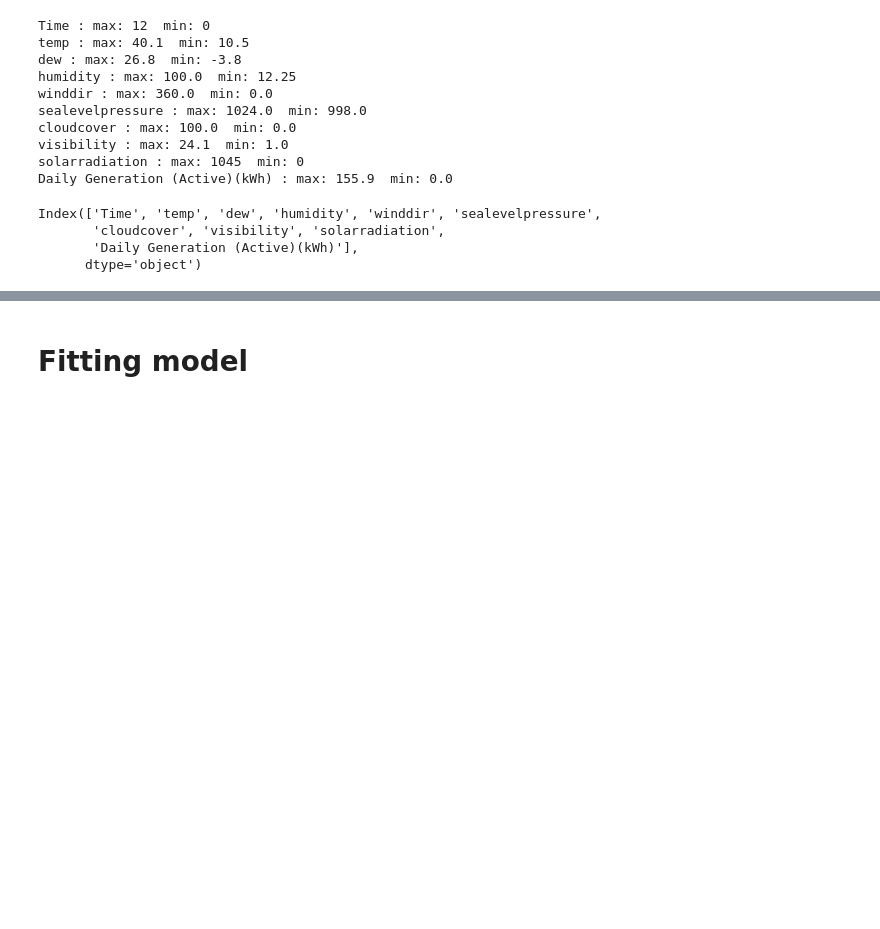
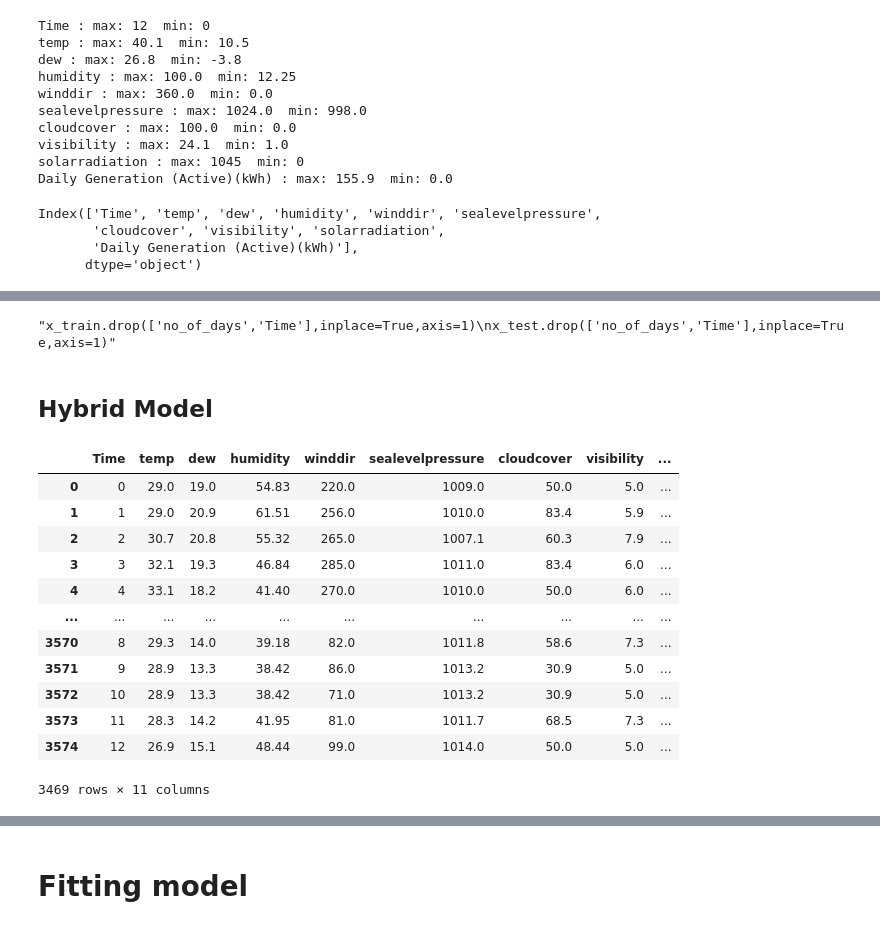
Before and after one commit to AksharaReddyPatlannagari/MAJOR-PROJECT, a Jupyter notebook: processinggg_hybrid.ipynb, the cells around one changed output, grey strips where cells are left out. Saved outputs shown, nothing was run; the diff lists cells and outputs as text; code cells hidden in the pictures; blank space fills up the shorter version.

```diff
--- a/processinggg_hybrid.ipynb
+++ b/processinggg_hybrid.ipynb
@@ -900,0 +909,7 @@ Index(['Time', 'temp', 'dew', 'humidity', 'winddir', 'sealevelpressure',
+# %%
+"""x_train.drop(['no_of_days','Time'],inplace=True,axis=1)
+x_test.drop(['no_of_days','Time'],inplace=True,axis=1)"""
+# %% [output]
+"x_train.drop(['no_of_days','Time'],inplace=True,axis=1)\nx_test.drop(['no_of_days','Time'],inplace=True,axis=1)"
+# %% [markdown]
+## Hybrid Model
@@ -900,0 +921,16 @@ Index(['Time', 'temp', 'dew', 'humidity', 'winddir', 'sealevelpressure',
+# %%
+final
+# %% [output]
+|  | Time | temp | dew | humidity | winddir | sealevelpressure | cloudcover | visibility | ... |
+| 0 | 0 | 29.0 | 19.0 | 54.83 | 220.0 | 1009.0 | 50.0 | 5.0 | ... |
+| 1 | 1 | 29.0 | 20.9 | 61.51 | 256.0 | 1010.0 | 83.4 | 5.9 | ... |
+| 2 | 2 | 30.7 | 20.8 | 55.32 | 265.0 | 1007.1 | 60.3 | 7.9 | ... |
+| 3 | 3 | 32.1 | 19.3 | 46.84 | 285.0 | 1011.0 | 83.4 | 6.0 | ... |
+| 4 | 4 | 33.1 | 18.2 | 41.40 | 270.0 | 1010.0 | 50.0 | 6.0 | ... |
+| ... | ... | ... | ... | ... | ... | ... | ... | ... | ... |
+| 3570 | 8 | 29.3 | 14.0 | 39.18 | 82.0 | 1011.8 | 58.6 | 7.3 | ... |
+| 3571 | 9 | 28.9 | 13.3 | 38.42 | 86.0 | 1013.2 | 30.9 | 5.0 | ... |
+| 3572 | 10 | 28.9 | 13.3 | 38.42 | 71.0 | 1013.2 | 30.9 | 5.0 | ... |
+| 3573 | 11 | 28.3 | 14.2 | 41.95 | 81.0 | 1011.7 | 68.5 | 7.3 | ... |
+| 3574 | 12 | 26.9 | 15.1 | 48.44 | 99.0 | 1014.0 | 50.0 | 5.0 | ... |
+3469 rows × 11 columns
```
Also changed, not shown: parts of 29 cells of this notebook.
